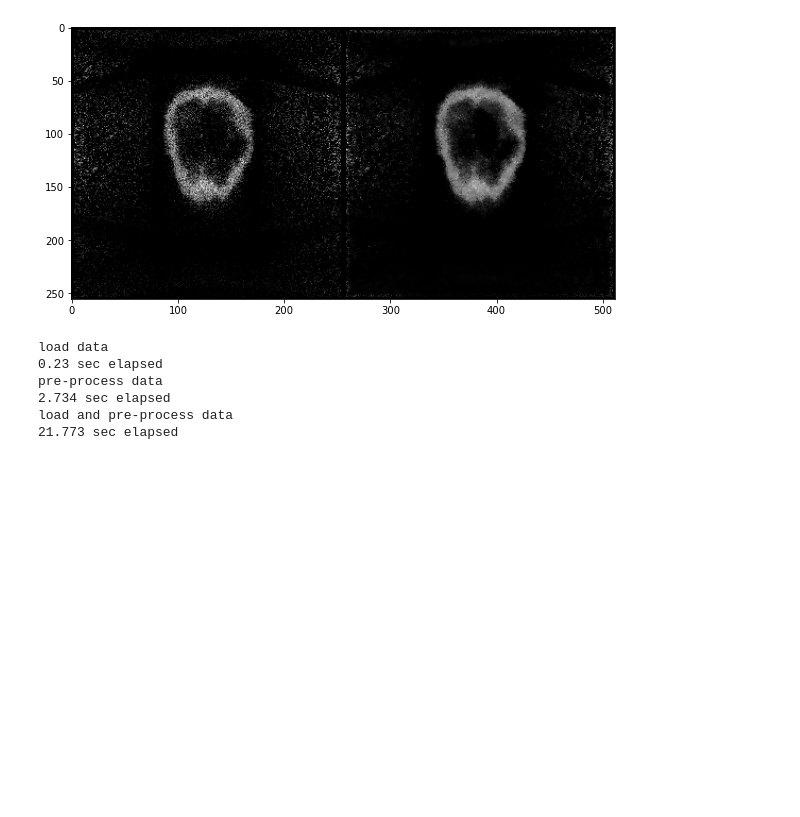
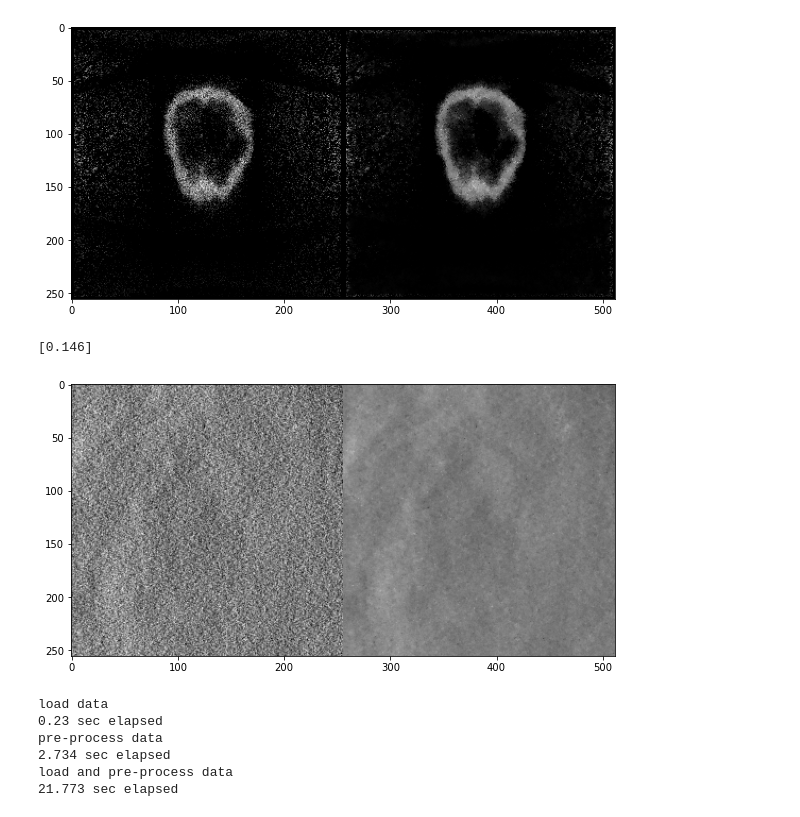
Before and after one commit to PranjalSahu/WalnutReconstructionCodes, a Jupyter notebook: test1.ipynb, the cells around one changed output. Drawn from its saved outputs; the diff is of its cells as text; code cells hidden in the pictures; blank space fills up the shorter version.

```diff
--- a/test1.ipynb
+++ b/test1.ipynb
@@ -556,6 +556,34 @@ print(v[index])
 (200, 1, 256, 256) (200, 1, 256, 256) (200, 1) (125, 1, 256, 256)
 [0.0385]
 [figure]
+# %%
+# For plotting the results
+
+algorithm = 'huber'
+
+if 0:
+    index = random.randint(1, 42)
+    x = np.load('/media/pranjal/newdrive1/WalnutDataReconPatches/x-array-'+str(index)+'-'+algorithm+'.npy')
+    m = np.load('/media/pranjal/newdrive1/WalnutDataReconPatches/m-array-'+str(index)+'-'+algorithm+'.npy')
+    y = np.load('/media/pranjal/newdrive1/WalnutDataReconPatches/y-array-'+str(index)+'-'+algorithm+'.npy')
+    v = np.load('/media/pranjal/newdrive1/WalnutDataReconPatches/v-array-'+str(index)+'-'+algorithm+'.npy')
+
+x = x_array
+y = y_array
+v = v_array
+
+#print(x.shape, y.shape, v.shape, m.shape)
+
+plt.figure(figsize=(20, 5))
+index = random.randint(0, x.shape[0]-1)
+plt.imshow(np.concatenate([x[index, 0], y[index, 0]], axis=-1).astype('float32'), cmap='gray')
+print(v[index])
+
+#plt.imshow(np.concatenate([x[index*5, 0], y[index*5, 0], y[index*5+1, 0], y[index*5+2, 0], y[index*5+3, 0]], axis=-1).astype('float32'), cmap='gray')
+#print(v[index*5:index*5+5].flatten())
+# %% [output]
+[0.146]
+[figure, added]
 # %%
 # Reconstruction Code for a given Walnut Case
 
```
Also changed, not shown: parts of 5 cells of this notebook.
